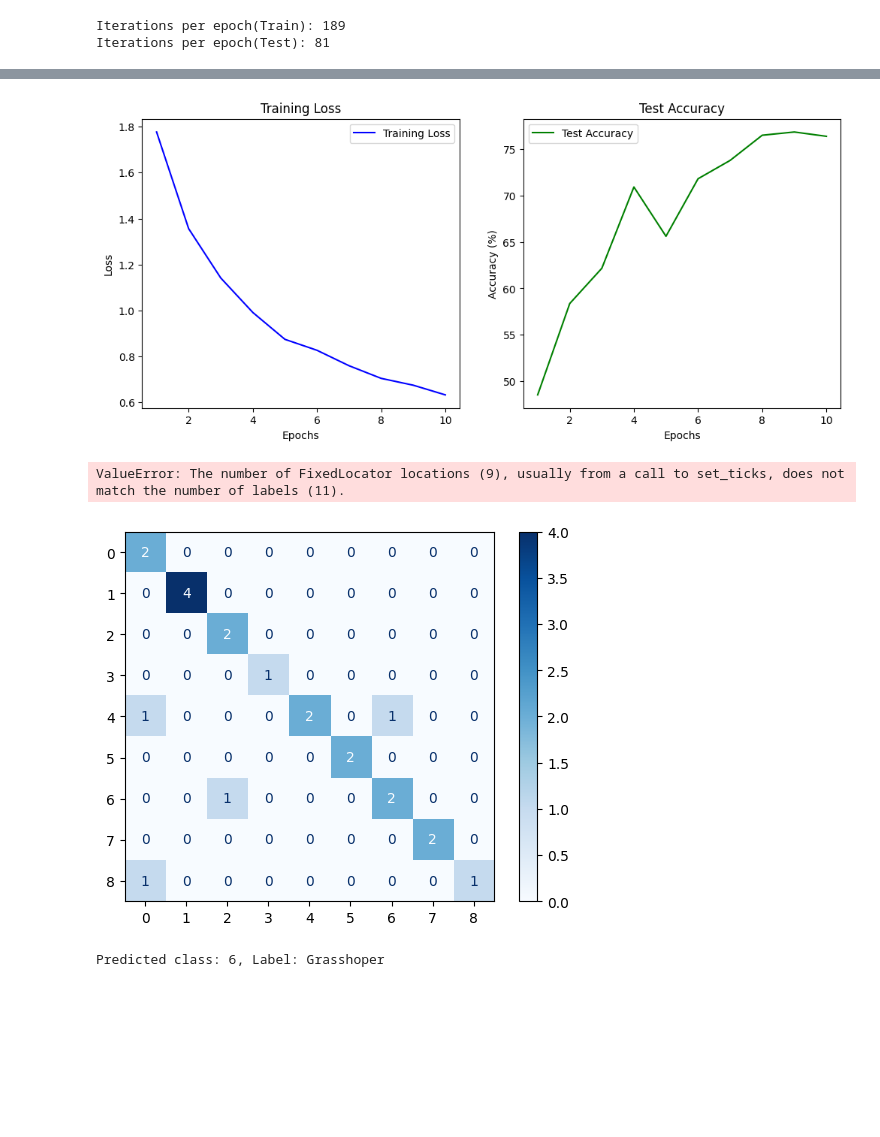
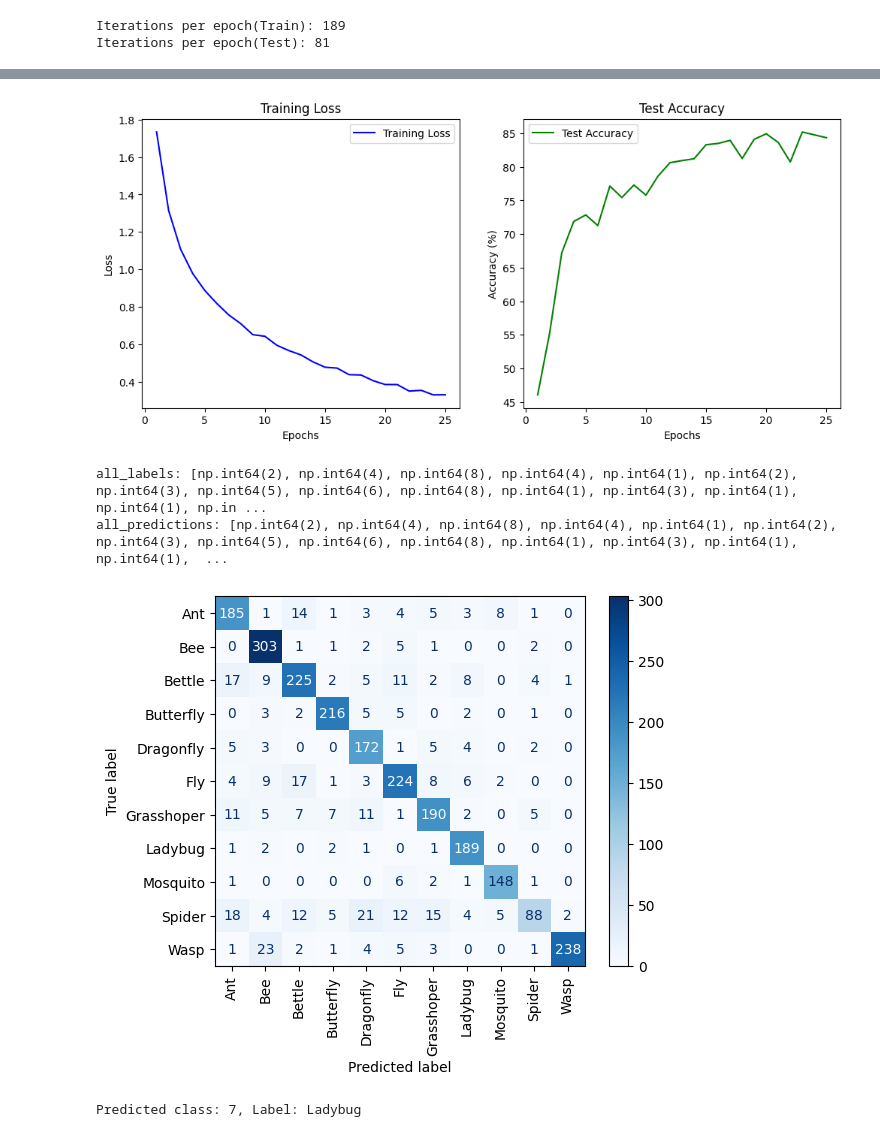
Before and after one commit to YONG-BEGINNER/Capstone_Project, a Jupyter notebook: Ins_Classification.ipynb, the cells around one changed output, grey strips where cells are left out. Cells and saved outputs as stored; diff of their text form; code cells hidden in the pictures; blank space fills up the shorter version.

```diff
--- a/Ins_Classification.ipynb
+++ b/Ins_Classification.ipynb
@@ -27,7 +27,7 @@ image_size = 224
 batch_size = 32
 num_workers = 8
 learning_rate = 1e-4
-num_epoch = 10
+num_epoch = 25
 train_ratio = 0.7
 # %% [markdown]
 ## Load Dataset
@@ -248,6 +248,10 @@ restnet_model.to(device)
 for epoch in range(num_epoch):
     restnet_model.train()
     running_loss = 0.0
+    correct_train = 0
+    total_train = 0
+
+    #Training
     for images, labels in train_loader:
         images, labels = images.to(device), labels.to(device)
         optimizer.zero_grad()
@@ -256,15 +260,22 @@ for epoch in range(num_epoch):
         loss.backward()
         optimizer.step()
         running_loss += loss.item()
+        _, predicted = torch.max(outputs.data, 1)
+        total_train += labels.size(0)
+        correct_train += (predicted == labels).sum().item()
 
     train_loss = running_loss / len(train_loader)
+    train_accuracy = 100 * correct_train / total_train
     train_losses.append(train_loss)
     print(f'Epoch [{epoch+1}/{num_epoch}], Loss: {train_loss:.4f}')
+    print(f'Training Accuracy: {train_accuracy:.2f}%')
 
     # Evaluate the resnet_model
     restnet_model.eval()
     correct = 0
     total = 0
+    all_labels = []
+    all_predictions = []
     with torch.no_grad():
         for images, labels in test_loader:
             images, labels = images.to(device), labels.to(device)
@@ -273,6 +284,10 @@ for epoch in range(num_epoch):
             total += labels.size(0)
             correct += (predicted == labels).sum().item()
 
+            #Store the labels and predictions to display confusion matrix
+            all_labels.extend(labels.cpu().numpy())
+            all_predictions.extend(predicted.cpu().numpy())
+
     accuracy = 100 * correct / total
     test_accuracies.append(accuracy)
     print(f'Test Accuracy: {accuracy:.2f}%')
@@ -409,21 +328,27 @@ plt.legend()
 
 plt.show()
 # %% [output]
-[figure, old version]
+[figure, new version]
 # %%
 torch.save(restnet_model.state_dict(), 'restnet_trained.pth')
+# %%
+print(f"all_labels: {all_labels}")
+print(f"all_predictions: {all_predictions}")
+# %% [output]
+all_labels: [np.int64(2), np.int64(4), np.int64(8), np.int64(4), np.int64(1), np.int64(2), np.int64(3), np.int64(5), np.int64(6), np.int64(8), np.int64(1), np.int64(3), np.int64(1), np.int64(1), np.in ...
+all_predictions: [np.int64(2), np.int64(4), np.int64(8), np.int64(4), np.int64(1), np.int64(2), np.int64(3), np.int64(5), np.int64(6), np.int64(8), np.int64(1), np.int64(3), np.int64(1), np.int64(1),  ...
 # %%
-from sklearn.metrics import confusion_matrix, ConfusionMatrixDisplay
-cm = confusion_matrix(labels.cpu(), predicted.cpu())
+cat_to_name_list = [cat_to_name[str(i)] for i in range(1, 12)]
+
+cm = confusion_matrix(all_labels, all_predictions)
 
 # Display the confusion matrix
-disp = ConfusionMatrixDisplay(confusion_matrix=cm, display_labels=cat_to_name)
+disp = ConfusionMatrixDisplay(confusion_matrix=cm, display_labels=cat_to_name_list)
 disp.plot(cmap=plt.cm.Blues)
 plt.xticks(rotation=90)
 plt.show()
 # %% [output]
-ValueError: The number of FixedLocator locations (9), usually from a call to set_ticks, does not match the number of labels (11).
-[figure, old version]
+[figure, new version]
 # %%
 testing_img = Image.open("C:/Users/User/Downloads/ant.jpg")
 transform = transforms.Compose([transforms.Resize((image_size, image_size)), transforms.ToTensor()])
@@ -435,4 +360,4 @@ predicted_class = torch.argmax(probabilities, dim=1).item()
 predicted_label = cat_to_name[str(predicted_class + 1)]
 print(f"Predicted class: {predicted_class}, Label: {predicted_label}")
 # %% [output]
-Predicted class: 6, Label: Grasshoper
+Predicted class: 7, Label: Ladybug
```
Also changed, not shown: parts of 8 cells of this notebook, 2 other files.
